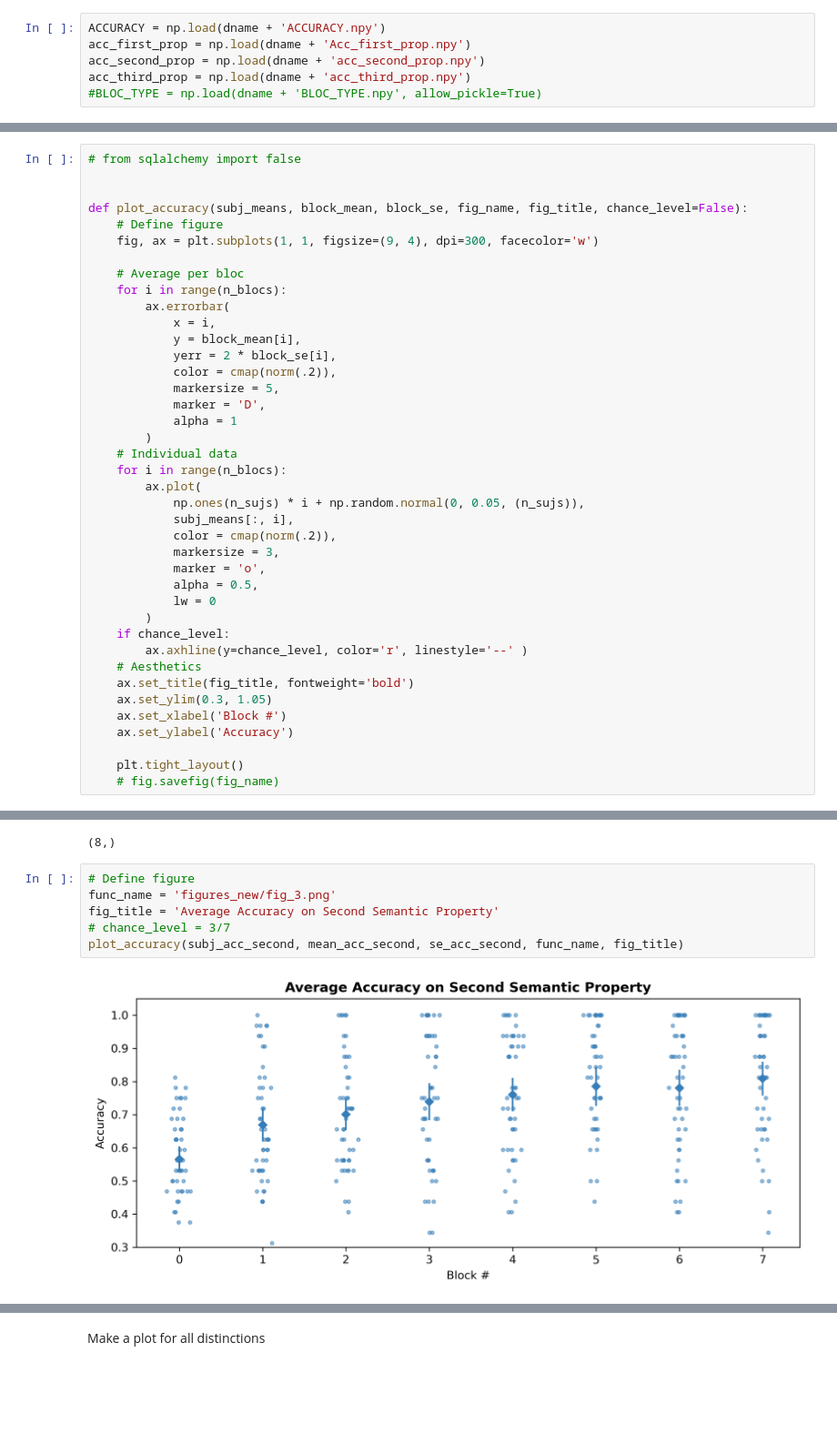
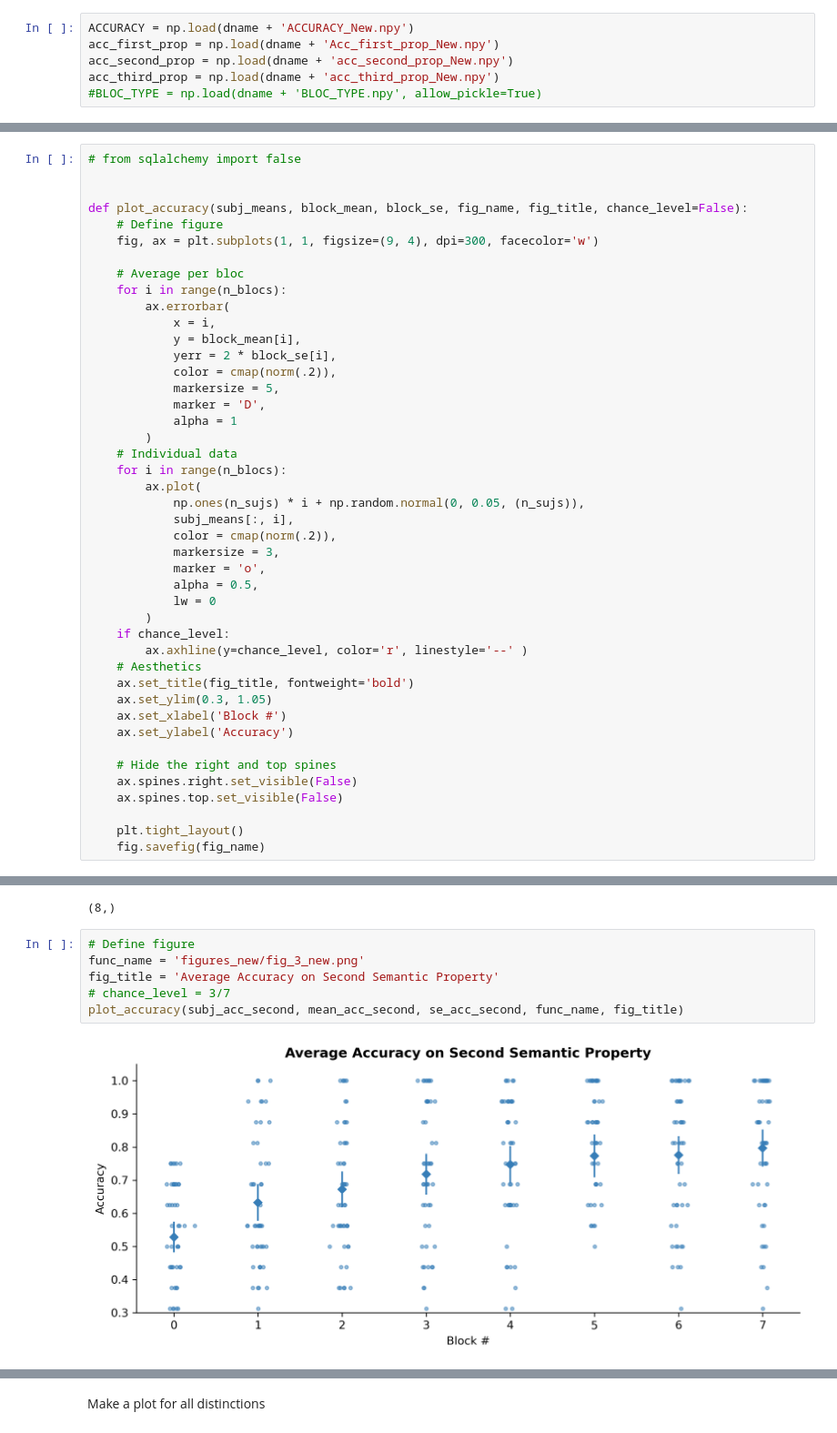
Before and after one commit to JirkoRu/analysis_scripts, a Jupyter notebook: data_loading/2_plotPerformances.ipynb, the cells around one changed output, grey strips where cells are left out. Shown: that part at 91% size. Drawn from its saved outputs; the diff is of its cells as text; blank space fills up the shorter version.

```diff
--- a/data_loading/2_plotPerformances.ipynb
+++ b/data_loading/2_plotPerformances.ipynb
@@ -15,10 +15,10 @@ dname
 # %% [output]
 'c:\\Users\\Jirko\\Desktop\\Hip_Lab\\analysis_scripts\\data_loading/data_v2_quotes/'
 # %%
-ACCURACY = np.load(dname + 'ACCURACY.npy')
-acc_first_prop = np.load(dname + 'Acc_first_prop.npy')
-acc_second_prop = np.load(dname + 'acc_second_prop.npy')
-acc_third_prop = np.load(dname + 'acc_third_prop.npy')
+ACCURACY = np.load(dname + 'ACCURACY_New.npy')
+acc_first_prop = np.load(dname + 'Acc_first_prop_New.npy')
+acc_second_prop = np.load(dname + 'acc_second_prop_New.npy')
+acc_third_prop = np.load(dname + 'acc_third_prop_New.npy')
 #BLOC_TYPE = np.load(dname + 'BLOC_TYPE.npy', allow_pickle=True)
 # %%
 n_sujs, n_blocs, n_trials = ACCURACY.shape
@@ -79,8 +96,12 @@ def plot_accuracy(subj_means, block_mean, block_se, fig_name, fig_title, chance_
     ax.set_xlabel('Block #')
     ax.set_ylabel('Accuracy')
 
+    # Hide the right and top spines
+    ax.spines.right.set_visible(False)
+    ax.spines.top.set_visible(False)
+
     plt.tight_layout()
-    # fig.savefig(fig_name)
+    fig.savefig(fig_name)
 # %% [markdown]
 ### Compute group average
 # %%
@@ -131,12 +150,12 @@ mean_acc_second.shape
 (8,)
 # %%
 # Define figure
-func_name = 'figures_new/fig_3.png'
+func_name = 'figures_new/fig_3_new.png'
 fig_title = 'Average Accuracy on Second Semantic Property'
 # chance_level = 3/7
 plot_accuracy(subj_acc_second, mean_acc_second, se_acc_second, func_name, fig_title)
 # %% [output]
-[figure, old version]
+[figure, new version]
 # %%
 subj_acc_third = np.nanmean(acc_third_prop, axis=2)
 mean_acc_third = np.mean(subj_acc_third, axis=0)
```
Also changed, not shown: parts of 8 cells of this notebook, 12 other files.
